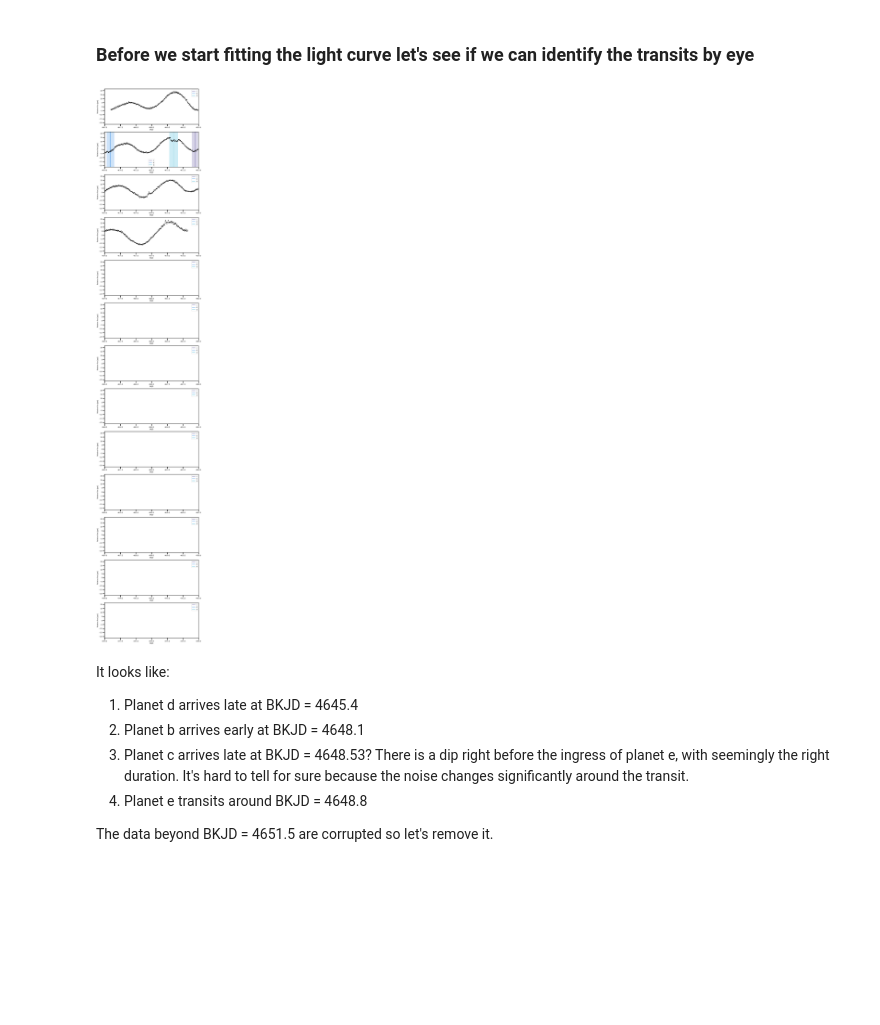
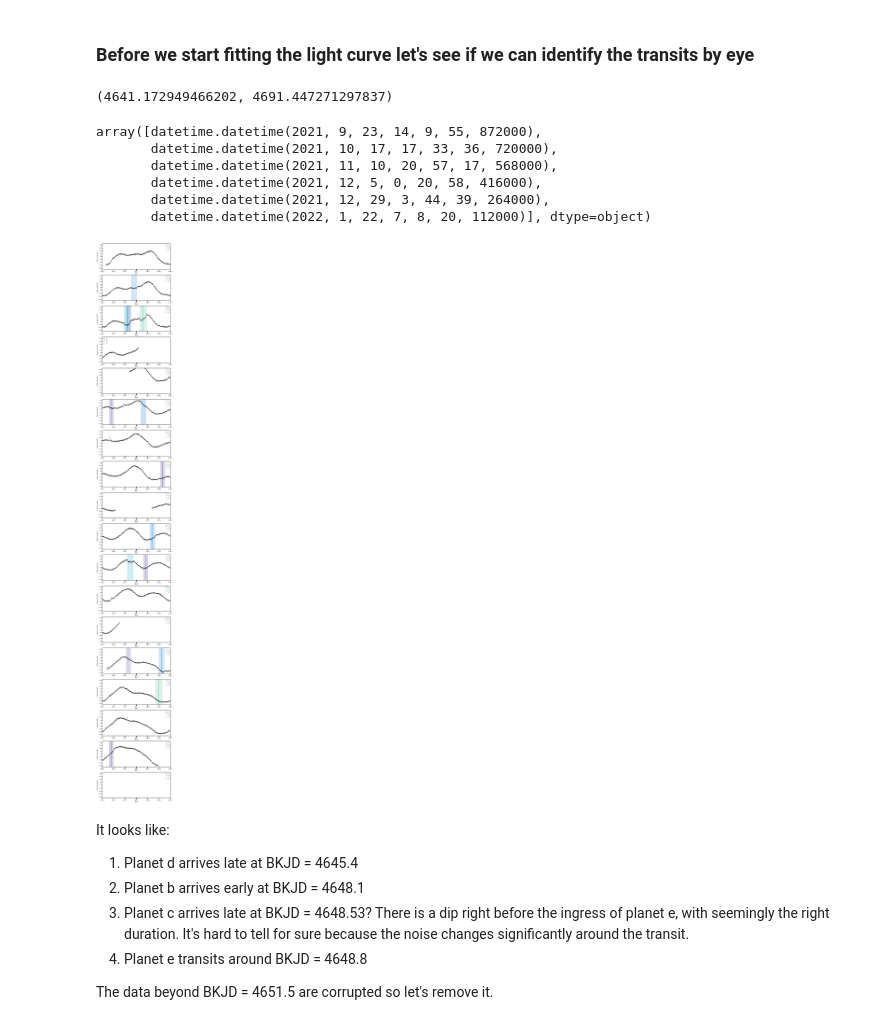
Before and after one commit to afeinstein20/v1298tau_tess, a Jupyter notebook: notebooks/TESS_V1298Tau.ipynb, the cells around one changed output. Drawn from its saved outputs; the diff is of its cells as text; code cells hidden in the pictures; blank space fills up the shorter version.

```diff
--- a/notebooks/TESS_V1298Tau.ipynb
+++ b/notebooks/TESS_V1298Tau.ipynb
@@ -43,0 +47,6 @@ def normalize_lc(flux):
+# %%
+path = '/Users/arcticfox/Documents/v1298tau/tess/light_curves/'
+fn43 = 'tess2021258175143-s0043-0000000015756231-0214-s_lc.fits'
+_,lk_43 = open_spoc(os.path.join(path,fn43))
+fn44 = 'tess2021284114741-s0044-0000000015756231-0215-s_lc.fits'
+_,lk_44 = open_spoc(os.path.join(path,fn44))
@@ -44,3 +59,7 @@ def normalize_lc(flux):
+# %%
+x = np.ascontiguousarray(np.append(lk_43.time.value,lk_44.time.value))
+y = np.ascontiguousarray(np.append(lk_43.flux.value,lk_44.flux.value))
+yerr = np.ascontiguousarray(np.append(lk_43.flux_err.value,lk_44.flux_err.value))
 # %% [markdown]
 
 # **TESS TICA light curve v2**
@@ -112,11 +85,15 @@ if include_planet_e == True:
                               2239.400529 + 0.5*5.59/24,
                               2234.046461 - 0.5*6.42/24,
                               2263.6229, 4644.08])
-    periods = np.array([8.249147, 12.401369,  24.141445, 36.695032307689445, 30.15])
+    tess_t0s = np.array([4689.399860318306,
+                         4682.6055129254755,
+                         4648.09023,
+                         4648.79668])
+    periods = np.array([8.249147, 12.401369,  24.141445, 36.695032307689445])
 
-    rors    = np.array([0.0381, 0.0436, 0.0700, 0.0611, 0.06])
+    rors    = np.array([0.0381, 0.0436, 0.0636, 0.0664])
     depths  = np.array(1e3*(rors**2))
-    t14s    = np.array([4.66, 5.59, 6.42, 7.45, 7.5])/24.0
+    t14s    = np.array([4.66, 5.59, 6.42, 7.45])/24.0
 
 elif include_planet_e == False:
     t0s     = np.array([2231.281202, 2239.400529, 2234.046461])# - x_ref
@@ -129,46 +106,59 @@ n_pl = len(t0s)
 
 # Compute the expected transit times for a linear ephemeris
 expected_transit_times = xo.orbits.ttv.compute_expected_transit_times(
-    x.min(), x.max(), periods, t0s
+    x.min(), x.max()+100, periods, tess_t0s,
 )
 # %% [markdown]
 ### Before we start fitting the light curve let's see if we can identify the transits by eye
+# %%
+x.min(),x.max()
+# %% [output]
+(4641.172949466202, 4691.447271297837)
+# %%
+Time(expected_transit_times[2],format='bkjd').datetime#.to('datetime')
+# %% [output]
+array([datetime.datetime(2021, 9, 23, 14, 9, 55, 872000),
+       datetime.datetime(2021, 10, 17, 17, 33, 36, 720000),
+       datetime.datetime(2021, 11, 10, 20, 57, 17, 568000),
+       datetime.datetime(2021, 12, 5, 0, 20, 58, 416000),
+       datetime.datetime(2021, 12, 29, 3, 44, 39, 264000),
+       datetime.datetime(2022, 1, 22, 7, 8, 20, 112000)], dtype=object)
 # %%
-nrows = 13
-xmin = int(tess_bkjd.min()) + 3*np.arange(nrows)
+nrows = 18
+xmin = int(x.min()) + 3*np.arange(nrows)
 
 fig,axes = plt.subplots(nrows=nrows, ncols=1, figsize=(10,4*nrows))
 
 for n in range(nrows):
     ax = axes[n]
 
     for i,let in enumerate("cdbe"):
         ttimes = expected_transit_times[i]
         for j,_tt in enumerate(ttimes):
-            if (_tt>tess_bkjd.min()) & (_tt<tess_bkjd.max()):
+            if (_tt>x.min()) & (_tt<x.max()):
                 ax.axvline(_tt, color=tangerine[i], label=let)
                 ax.axvspan(_tt-0.5*t14s[i], _tt+0.5*t14s[i],
                            alpha=0.2, color=tangerine[i])
                 ax.axvline(_tt, color=tangerine[i], ls='--') # planet c
 
    # ax.errorbar(lk.time.value, binned.flux.value,
    #             yerr=binned.flux_err.value, marker='.', linestyle='')
     ax.plot(x, y, 'k.')
 
     handles, labels = ax.get_legend_handles_labels()
     by_label = dict(zip(labels, handles))
     ax.legend(by_label.values(), by_label.keys())
 
 
     ax.set_xlim(xmin[n], xmin[n]+3)
     ax.set_ylim(-22,22)
     ax.set_xlabel("BKJD")
     ax.set_ylabel("Relative flux [ppt]")
 
 plt.tight_layout()
 plt.show()
 # %% [output]
-[figure, old version]
+[figure, new version]
 # %% [markdown]
 It looks like:
 
```
Also changed, not shown: parts of 39 cells of this notebook, 5 other files.
